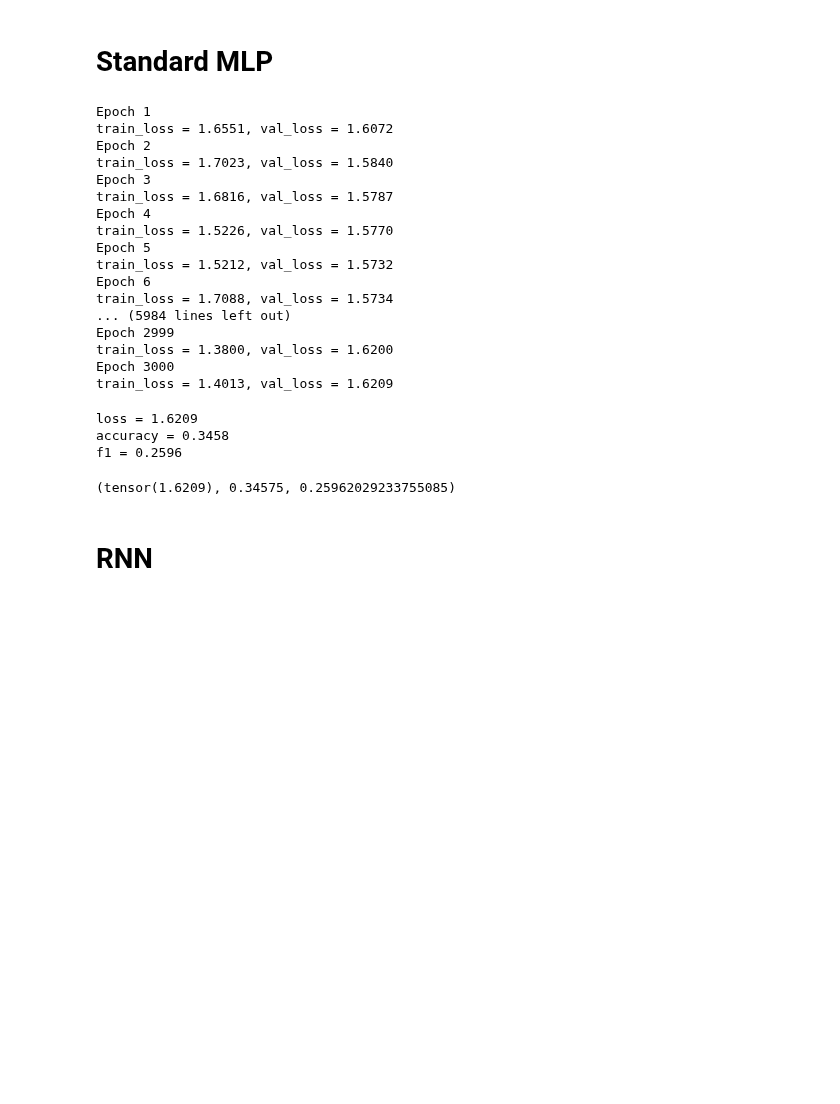
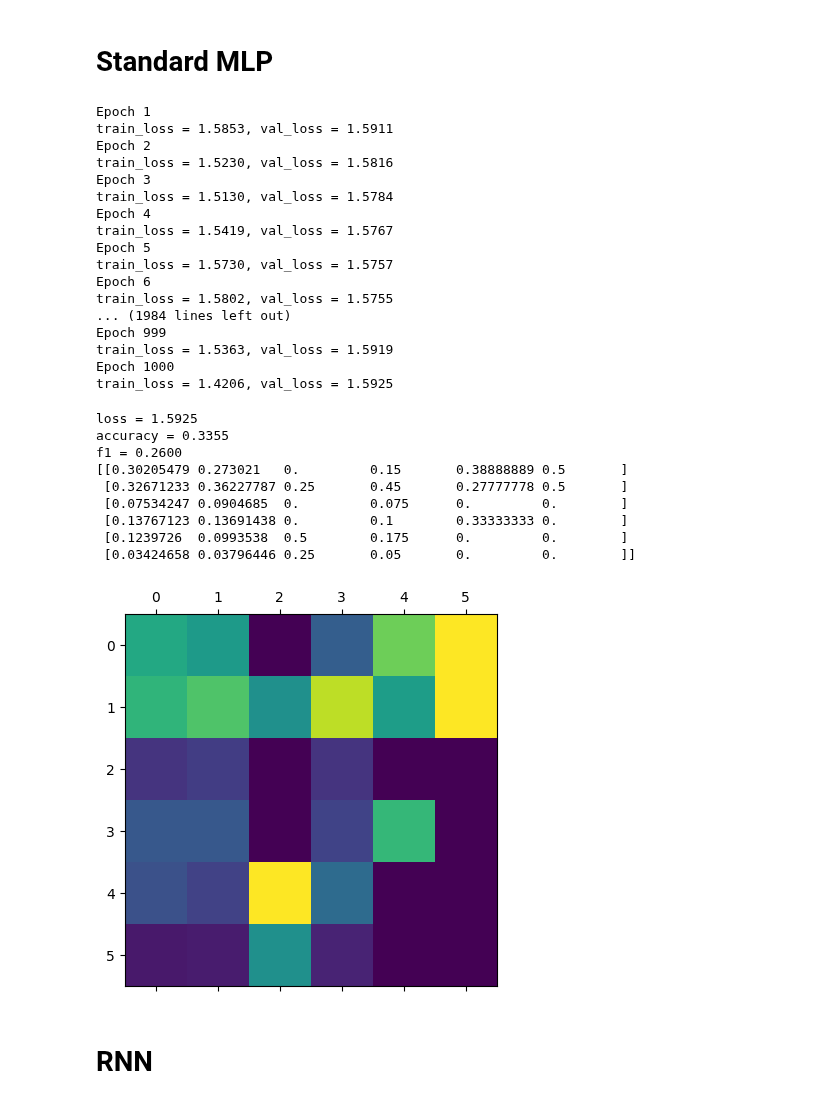
Before and after one commit to TheRealAnonymous008/MachineLearning, a Jupyter notebook: emotion_charseq.ipynb, the cells around one changed output. Saved outputs shown, nothing was run; the diff lists cells and outputs as text; code cells hidden in the pictures; blank space fills up the shorter version.

```diff
--- a/emotion_charseq.ipynb
+++ b/emotion_charseq.ipynb
@@ -62,7 +62,7 @@ import torch
 
 BATCH_SIZE = 32
 LEARNING_RATE = 1e-4
-EPOCHS = 100
+EPOCHS = 1000
 # %% [markdown]
 # Standard MLP
 # %%
@@ -77,34 +77,44 @@ val_loader = DataLoader(val_data, batch_size=BATCH_SIZE, shuffle=True)
 test_data = CharTokenDataset(X_val_test, Y_val_test, tokenizer=None, max_seq_length=max_toks)
 test_loader = DataLoader(val_data, batch_size=1, shuffle=True)
 # %%
-mlp = NeuralNetwork(max_toks, [100, 100, 100], NUM_CLASSES, device="cuda")
-training_loop(mlp, train_loader, val_loader, epochs=EPOCHS, learning_rate=LEARNING_RATE, weights= WEIGHTS)
+mlp = NeuralNetwork(max_toks, [], NUM_CLASSES, device="cuda")
+mlp.load_state_dict(torch.load("models/mlpseq"))
+training_loop(mlp, train_loader, val_loader, epochs=EPOCHS, learning_rate=LEARNING_RATE)
 torch.save(mlp.state_dict(), "models/mlpseq")
 # %% [output]
 Epoch 1
-train_loss = 1.6551, val_loss = 1.6072
+train_loss = 1.5853, val_loss = 1.5911
 Epoch 2
-train_loss = 1.7023, val_loss = 1.5840
+train_loss = 1.5230, val_loss = 1.5816
 Epoch 3
-train_loss = 1.6816, val_loss = 1.5787
+train_loss = 1.5130, val_loss = 1.5784
 Epoch 4
-train_loss = 1.5226, val_loss = 1.5770
+train_loss = 1.5419, val_loss = 1.5767
 Epoch 5
-train_loss = 1.5212, val_loss = 1.5732
+train_loss = 1.5730, val_loss = 1.5757
 Epoch 6
-train_loss = 1.7088, val_loss = 1.5734
-... (5984 lines left out)
-Epoch 2999
-train_loss = 1.3800, val_loss = 1.6200
-Epoch 3000
-train_loss = 1.4013, val_loss = 1.6209
+train_loss = 1.5802, val_loss = 1.5755
+... (1984 lines left out)
+Epoch 999
+train_loss = 1.5363, val_loss = 1.5919
+Epoch 1000
+train_loss = 1.4206, val_loss = 1.5925
-# %%
-evaluate(model=mlp, val_dl=test_loader)
-# %% [output]
-loss = 1.6209
-accuracy = 0.3458
-f1 = 0.2596
-(tensor(1.6209), 0.34575, 0.25962029233755085)
+# %%
+_, _, _, cmat = evaluate(model=mlp, val_dl=test_loader)
+print(cmat)
+plt.matshow(cmat)
+plt.show()
+# %% [output]
+loss = 1.5925
+accuracy = 0.3355
+f1 = 0.2600
+[[0.30205479 0.273021   0.         0.15       0.38888889 0.5       ]
+ [0.32671233 0.36227787 0.25       0.45       0.27777778 0.5       ]
+ [0.07534247 0.0904685  0.         0.075      0.         0.        ]
+ [0.13767123 0.13691438 0.         0.1        0.33333333 0.        ]
+ [0.1239726  0.0993538  0.5        0.175      0.         0.        ]
+ [0.03424658 0.03796446 0.25       0.05       0.         0.        ]]
+[figure, added]
 # %% [markdown]
 # RNN
 # %%
```
Also changed, not shown: 2 other files.
